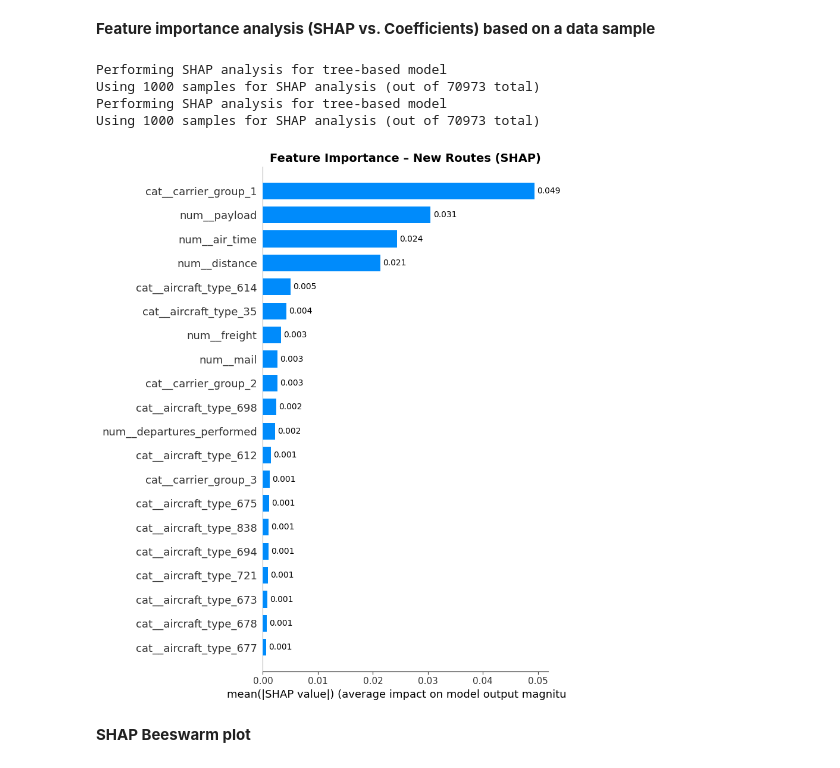
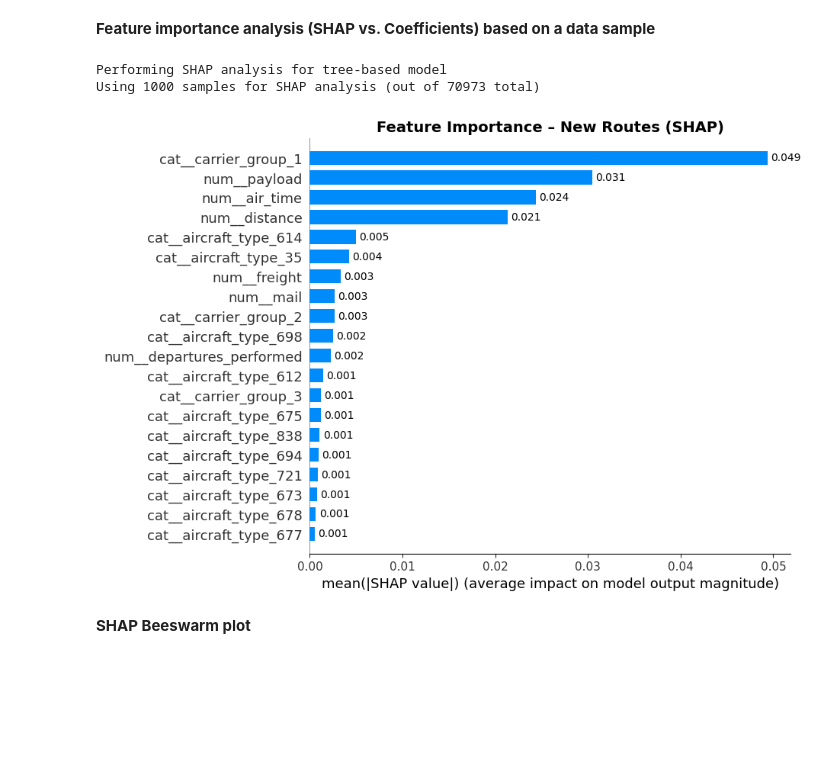
Before and after one commit to VerenaQu/passenger_load_prediction_project, a Jupyter notebook: notebooks/2_pax_load_factor_prediction.ipynb, the cells around one changed output. Cells and saved outputs as stored; diff of their text form; code cells hidden in the pictures; blank space fills up the shorter version.

```diff
--- a/notebooks/2_pax_load_factor_prediction.ipynb
+++ b/notebooks/2_pax_load_factor_prediction.ipynb
@@ -1361,16 +1343,17 @@ if isinstance(model_route, (RandomForestRegressor, GradientBoostingRegressor)):
     shap_values_route = explainer_route.shap_values(X_sample_route)
 
     # Summary Plot
-    shap.summary_plot(
+    shap_fig = shap.summary_plot(
         shap_values_route,
         X_sample_route,
         feature_names=feature_names_route,
         plot_type="bar",
         show=False
     )
-
-    # Add title
-    plt.title("Feature Importance – New Routes (SHAP)", fontsize=14, fontweight="bold")
+    # Adjust figure size and layout
+    fig = plt.gcf()
+    fig.set_size_inches(10, 7)
+    fig.subplots_adjust(bottom=0.4, right=0.95)
 
     # Access the current axis
     ax = plt.gca()
@@ -1379,8 +1362,13 @@ if isinstance(model_route, (RandomForestRegressor, GradientBoostingRegressor)):
     for container in ax.containers:
         ax.bar_label(container, fmt="%.3f", label_type="edge", padding=3)
 
-    plt.tight_layout()
+    # Add title manually
+    plt.title("Feature Importance – New Routes (SHAP)", fontsize=14, fontweight="bold")
+
+    # Show plot
+    plt.tight_layout(pad=3.0)
     plt.show()
+
 
 elif isinstance(model_route, LinearRegression):
     print("Performing coefficient analysis for Linear Regression")
@@ -1396,40 +1384,41 @@ elif isinstance(model_route, LinearRegression):
     }).sort_values('Abs_Coefficient', ascending=True)
 
     # Plot top 20 features
     top_features = coef_df.tail(20)
 
     plt.figure(figsize=(12, 10))
     colors = ['red' if x < 0 else 'blue' for x in top_features['Coefficient']]
     bars = plt.barh(range(len(top_features)), top_features['Coefficient'], color=colors)
     plt.yticks(range(len(top_features)), top_features['Feature'], fontsize=10)
     plt.xlabel('Coefficient Value', fontsize=12)
     plt.title('Top 20 Feature Coefficients – New Routes (Linear Regression)', fontsize=14, fontweight="bold")
     plt.grid(True, alpha=0.3)
 
     # Add value labels on bars
+    # Add value labels on bars
     for i, (bar, coef) in enumerate(zip(bars, top_features['Coefficient'])):
-        plt.text(coef + (0.01 if coef >= 0 else -0.01), i, f'{coef:.3f}',
-                ha='left' if coef >= 0 else 'right', va='center', fontsize=9)
+        if coef > 0:
+            plt.text(coef - 0.05, i, f'{coef:.3f}', ha='right', va='center', color='white', fontsize=9, fontweight='bold')
+        else:
+            plt.text(coef + 0.05, i, f'{coef:.3f}', ha='left', va='center', color='white', fontsize=9, fontweight='bold')
 
     # Adjust layout to prevent label cutoff
-    plt.tight_layout()
-    plt.subplots_adjust(left=0.3)
+    plt.tight_layout(pad=2.0)
+    plt.subplots_adjust(left=0.45, right=0.95)
     plt.show()
 
     print(f"Linear Regression R² Score: {model_route.score(X_test_transformed_route, y_test_route):.4f}")
     print(f"Number of features: {len(coefficients)}")
     print(f"Features with positive impact: {sum(coefficients > 0)}")
     print(f"Features with negative impact: {sum(coefficients < 0)}")
 
 else:
     print(f"Feature importance analysis not implemented for {type(model_route).__name__}")
     print("Skipping feature importance visualization.")
 # %% [output]
 Performing SHAP analysis for tree-based model
 Using 1000 samples for SHAP analysis (out of 70973 total)
-Performing SHAP analysis for tree-based model
-Using 1000 samples for SHAP analysis (out of 70973 total)
-[figure, old version]
+[figure, new version]
 # %% [markdown]
 **SHAP Beeswarm plot**
 # %%
```
Also changed, not shown: parts of 11 cells of this notebook, 3 other files.
